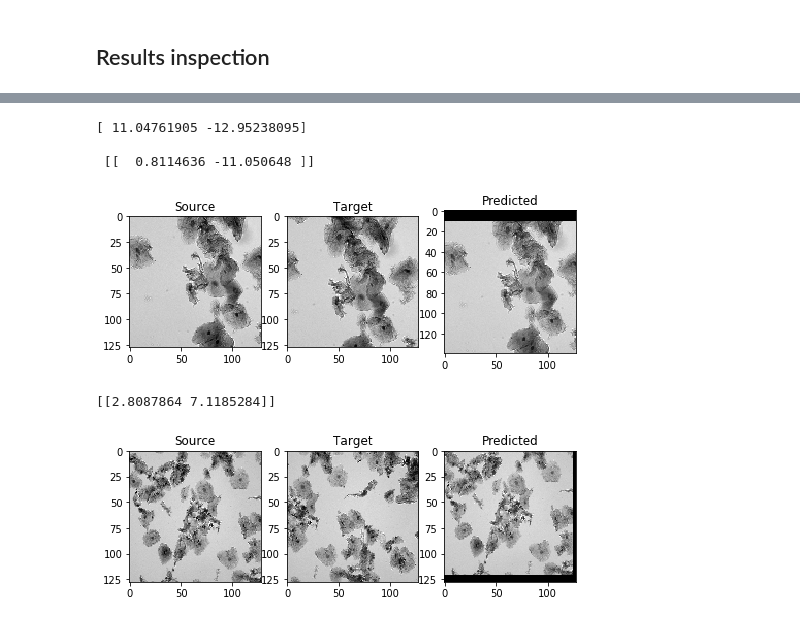
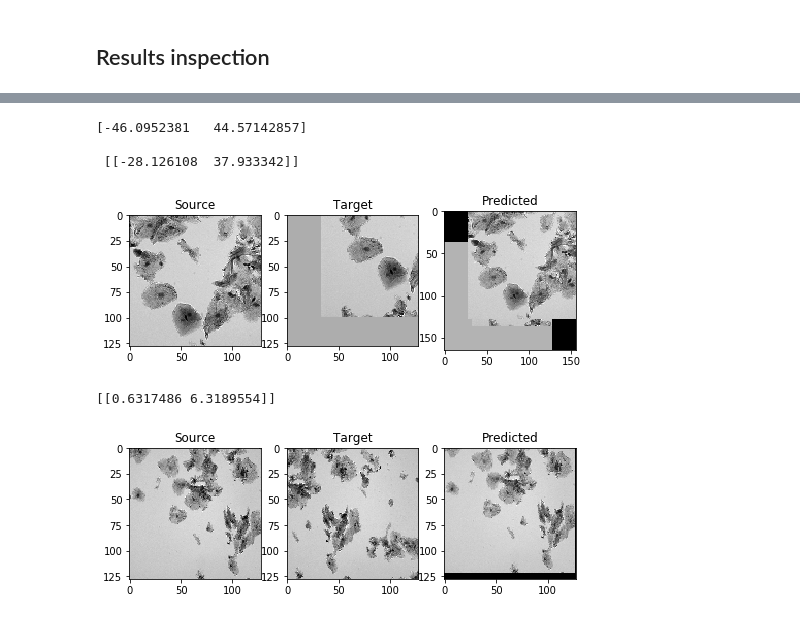
Before and after one commit to tristaaan/stitch-eval, a Jupyter notebook: notebooks/HomograpyNet-rigid.ipynb, the cells around one changed output, grey strips where cells are left out. Saved outputs shown, nothing was run; the diff lists cells and outputs as text; code cells hidden in the pictures.

```diff
--- a/notebooks/HomograpyNet-rigid.ipynb
+++ b/notebooks/HomograpyNet-rigid.ipynb
@@ -385,7 +385,6 @@ def create_rigid_patches(im, size, r):
         H = cv2.getPerspectiveTransform(np.float32([tl, tr, br, bl]), perturbed)
         Hab = np.linalg.inv(H)
         # warp image
-
         full_warped = cv2.warpPerspective(im, Hab, im.shape, flags=cv2.INTER_NEAREST, \
                                           borderMode=cv2.BORDER_CONSTANT, borderValue=int(im.mean()))
         B = full_warped[y:y+size,x:x+size]
@@ -394,53 +393,57 @@ def create_rigid_patches(im, size, r):
 
 import sys
 sys.path.insert(0, '../src')
-from util import pad
+from util import pad,merge
 
 def warp_pred(im, H):
     h,w = im.shape
     pts1 = np.array([[0, 0],
                      [0, w],
                      [h, w],
                      [h, 0]], dtype='float32')
     pts2 = H[0].reshape(1,2) + pts1
     return np.linalg.inv(cv2.findHomography(pts1, pts2)[0])
 
 def invert(im):
     return abs(255 - im)
 
 test_dir = r'../data/learning'
-im1 = imread(test_dir + '/Tp26_Y001_X002_040.tif')
+im1 = imread(test_dir + '/Tp26_Y001_X005_040.tif')
 im1 = cv2.resize(im1, (672,512), interpolation=cv2.INTER_NEAREST)
 
 new_patch_size = 672//2
 rho = new_patch_size * 4/10
 ratio = img_size[0] / new_patch_size
 
 p_a, p_b, H_act = create_rigid_patches(im1, new_patch_size, rho)
 H_act = np.array(H_act) * ratio
 p_a = cv2.resize(p_a, img_size, interpolation=cv2.INTER_NEAREST)
 p_b = cv2.resize(p_b, img_size, interpolation=cv2.INTER_NEAREST)
 
 test_im = np.dstack((invert(p_a), invert(p_b)))
 test_im = test_im.reshape(1, *test_im.shape)
 
-H_4pt = my_model.predict(test_im)
-predicted = pad(p_a, -H_4pt[0][0], -H_4pt[0][1])
+H_2pt = my_model.predict(test_im)
+# predicted = pad(p_a, H_2pt[0][0], H_2pt[0][1])
+# predicted = pad(p_b, H_act[0], H_act[1])
 
-print(H_act, '\n\n', H_4pt)
+predicted = merge(p_a, p_b, H_2pt[0][0], H_2pt[0][1])
+# predicted = merge(p_a, p_b, H_act[0], H_act[1])
+
+print(H_act, '\n\n', H_2pt)
 compare_all(p_a, p_b, predicted)
 # %% [output]
-[ 11.04761905 -12.95238095]
+[-46.0952381   44.57142857]
 
- [[  0.8114636 -11.050648 ]]
+ [[-28.126108  37.933342]]
-[figure, old version]
+[figure, new version]
 # %%
 test_dir = r'../data/learning'
 
-im1 = img_to_array(imread(test_dir + '/Tp26_Y001_X005_040.tif'))#[256:256+512, :660]
+im1 = img_to_array(imread(test_dir + '/Tp26_Y000_X005_040.tif'))#[256:256+512, :660]
 im1 = cv2.resize(im1, img_size, interpolation=cv2.INTER_NEAREST)
 
-im2 = img_to_array(imread(test_dir + '/Tp26_Y001_X006_040.tif'))#[512:, 660:]
+im2 = img_to_array(imread(test_dir + '/Tp26_Y000_X006_040.tif'))#[512:, 660:]
 im2 = cv2.resize(im2, img_size, interpolation=cv2.INTER_NEAREST)
 
 test_im = np.dstack((invert(im1), invert(im2)))
@@ -452,5 +455,5 @@ predicted = cv2.warpPerspective(im1, H_pred, img_size, flags=cv2.INTER_NEAREST)
 print(H_4pt)
 compare_all(im1, im2, predicted)
 # %% [output]
-[[2.8087864 7.1185284]]
+[[0.6317486 6.3189554]]
-[figure, old version]
+[figure, new version]
```
Also changed, not shown: parts of 6 cells of this notebook.
